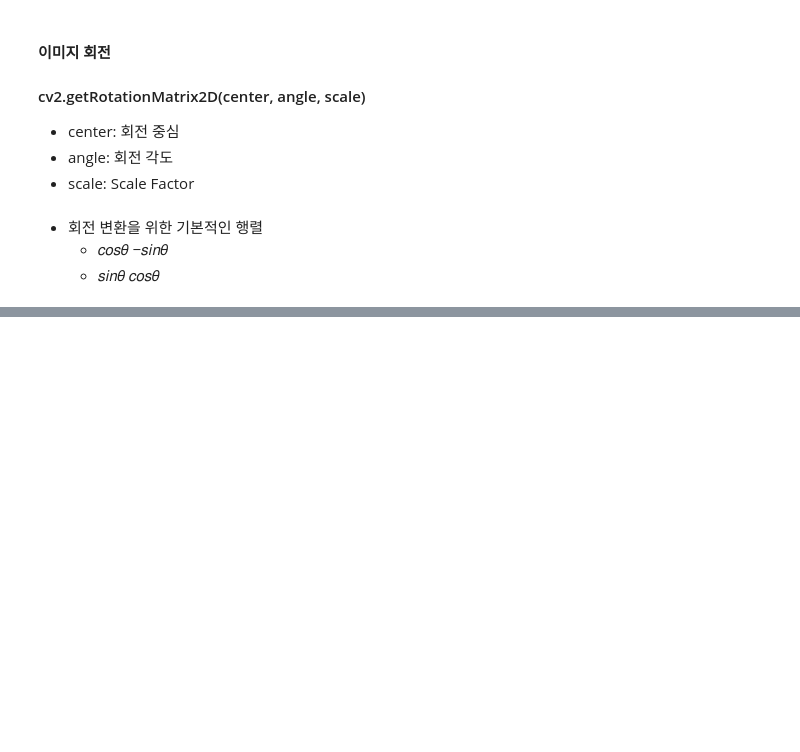
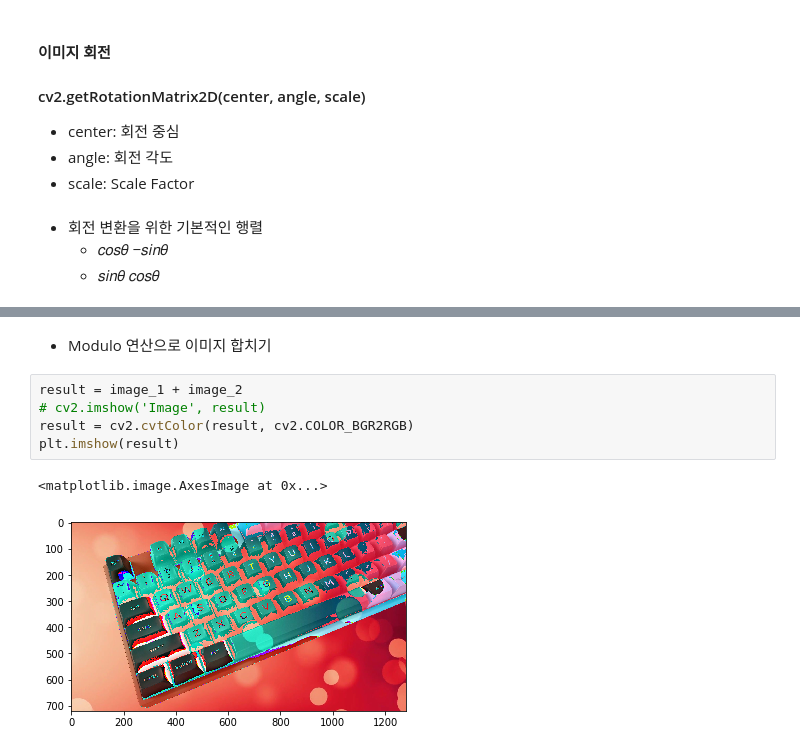
Before and after one commit to ckiekim/Python-Data-Science, a Jupyter notebook: 05_OpenCV/OpenCV.ipynb, the cells around one changed output, grey strips where cells are left out. Cells and saved outputs as stored; diff of their text form; blank space fills up the shorter version.

```diff
--- a/05_OpenCV/OpenCV.ipynb
+++ b/05_OpenCV/OpenCV.ipynb
@@ -169,0 +190,10 @@ plt.imshow(dst)
+# %% [markdown]
+- Modulo 연산으로 이미지 합치기
+# %%
+result = image_1 + image_2
+# cv2.imshow('Image', result)
+result = cv2.cvtColor(result, cv2.COLOR_BGR2RGB)
+plt.imshow(result)
+# %% [output]
+<matplotlib.image.AxesImage at 0x...>
+[figure, added]
```
Also changed, not shown: parts of 24 cells of this notebook.
